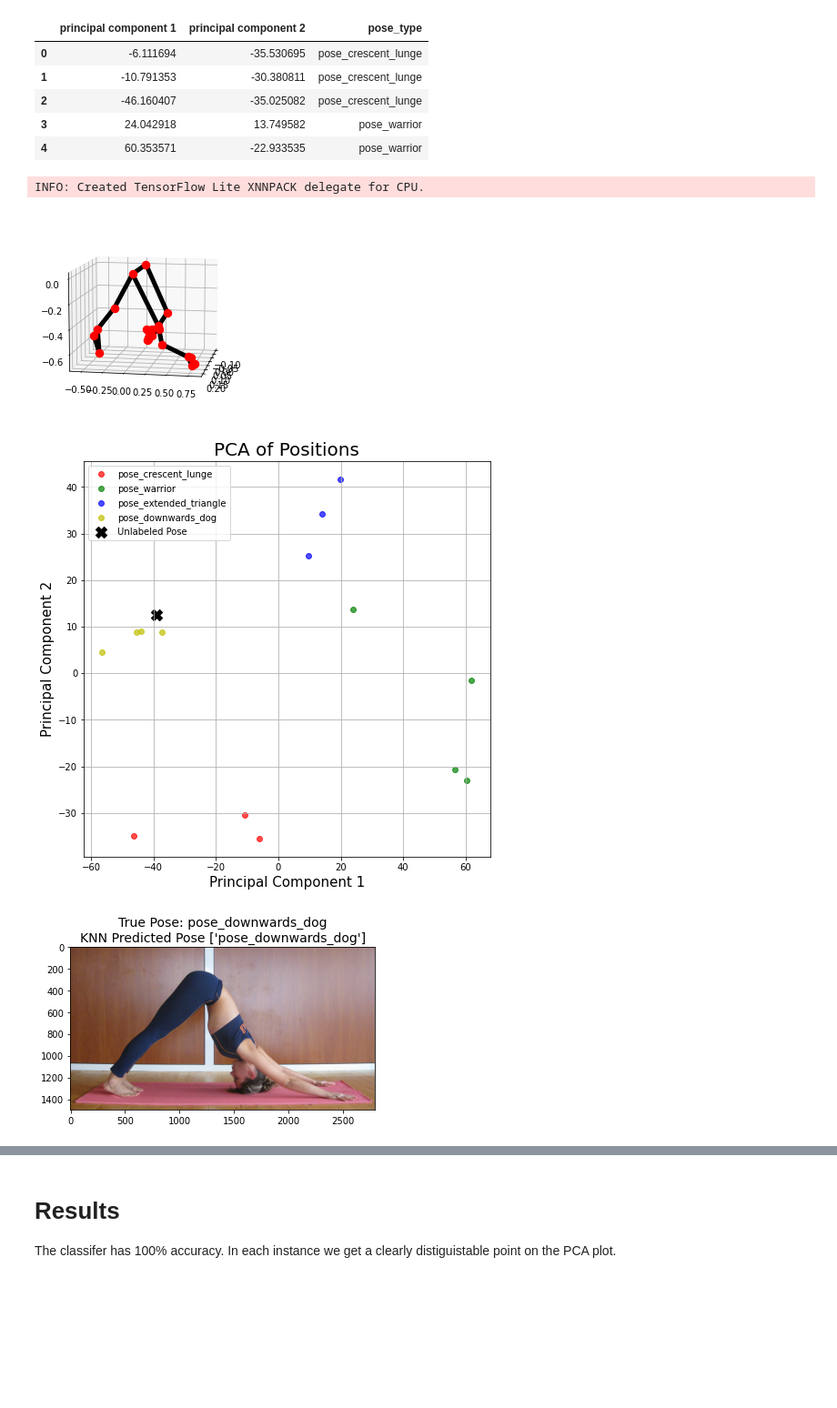
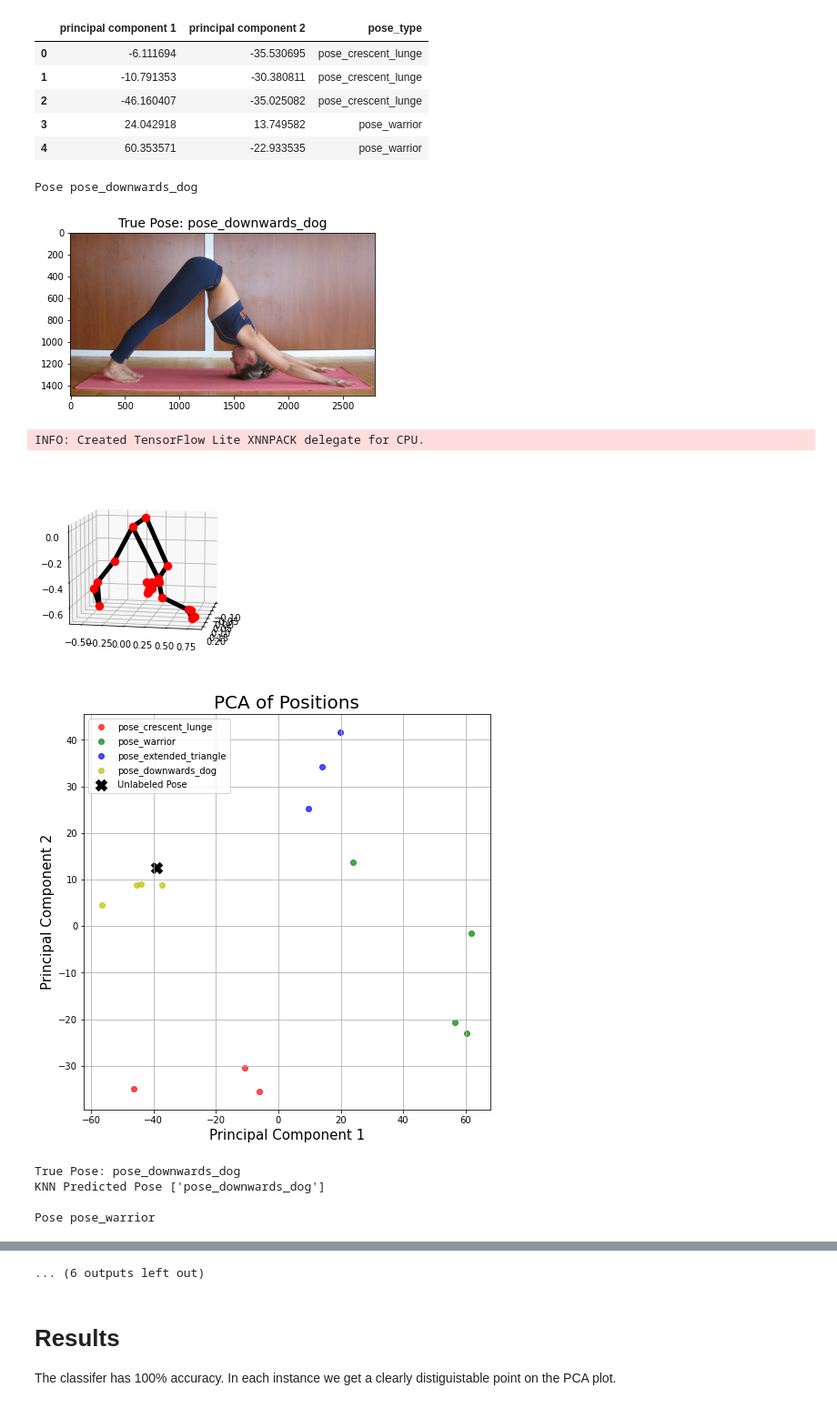
Before and after one commit to minimac321/pose-estimation, a Jupyter notebook: RM-21-11-KNN-Pose-Classifier.ipynb, the cells around one changed output, grey strips where cells are left out. Shown at 91% size. Saved outputs shown, nothing was run; the diff lists cells and outputs as text; code cells hidden in the pictures; blank space fills up the shorter version.

```diff
--- a/RM-21-11-KNN-Pose-Classifier.ipynb
+++ b/RM-21-11-KNN-Pose-Classifier.ipynb
@@ -417,40 +183,50 @@ knn_classifier = fit_knn_classifier(df=pca_pose_df)
 
 # Iterate through Test batch now
 base_pose_dir = "inputs/yoga_poses/"
 available_pose_names = get_valid_pose_folder_names(folder_dir)
 
 input_imgs = ["downward_facing_dog.JPG", "warrior.jpg", "extended_triangle.png", "crescent_lunge.jpg"]
 input_img_paths = [os.path.join("inputs/yoga_poses/test_poses/", f) for f in input_imgs]
 
 true_poses = ["pose_downwards_dog", "pose_warrior", "pose_extended_triangle", "pose_crescent_lunge"]
 
 
 for input_image_path, true_pose in zip(input_img_paths, true_poses):
+    print(f"Pose {true_pose}")
     # Read in image
     input_img = cv2.cvtColor(cv2.imread(input_image_path), cv2.COLOR_BGR2RGB)
+
+    # Plot actual image and predicted vs true pose
+    fig, ax_1 = plt.subplots()
+    title = f"True Pose: {true_pose}"
+    plt.title(title, fontsize=14)
+    plt.imshow(input_img)
+    plt.show()
+
 
     # Get landmarks df
     landmarks_df = generate_pose_landmarks(input_img)
 
     # Plot generated landmarks
     custom_plot_landmarks_from_df(landmarks_df)
     plt.show()
 
     # Predict Label
     pca_landmarks_df = pca.transform(get_bodypart_angle_df(landmarks_df))
     predicted_pca_knn_label = knn_classifier.predict(pca_landmarks_df)
 
     # Plot PCA yoga pose seperation with new transformed point
     ax = plot_2d_pca_figure(pca_pose_df, point_to_add=(pca_landmarks_df.flatten()))
 
-    # Plot actual image and predicted vs true pose
-    fig, ax = plt.subplots()
-    title = f"True Pose: {true_pose}\nKNN Predicted Pose {predicted_pca_knn_label}"
-    plt.title(title, fontsize=14)
-    plt.imshow(input_img)
-    plt.show()
+    print(f"True Pose: {true_pose}\nKNN Predicted Pose {predicted_pca_knn_label}")
+    print()
 # %% [output]
-INFO: Created TensorFlow Lite XNNPACK delegate for CPU.
+Pose pose_downwards_dog
-[figure, old version]
+[figure, new version]
+INFO: Created TensorFlow Lite XNNPACK delegate for CPU.
-[figure, old version]
+[figure, new version]
-[figure, old version]
+[figure, new version]
+True Pose: pose_downwards_dog
+KNN Predicted Pose ['pose_downwards_dog']
+
+Pose pose_warrior
@@ -466,3 +242,4 @@ INFO: Created TensorFlow Lite XNNPACK delegate for CPU.
+... (6 outputs left out)
 # %% [markdown]
 # Results
 
```
Also changed, not shown: parts of 5 cells of this notebook, 6 other files.
